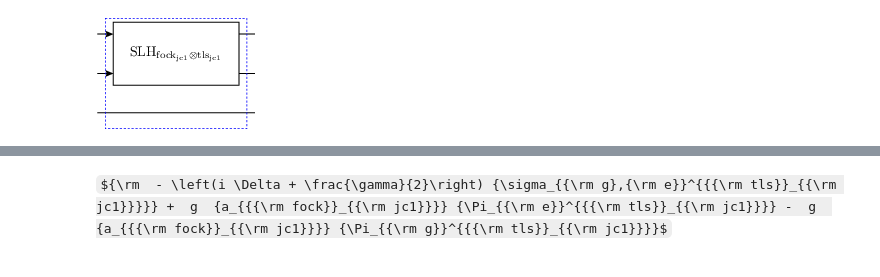
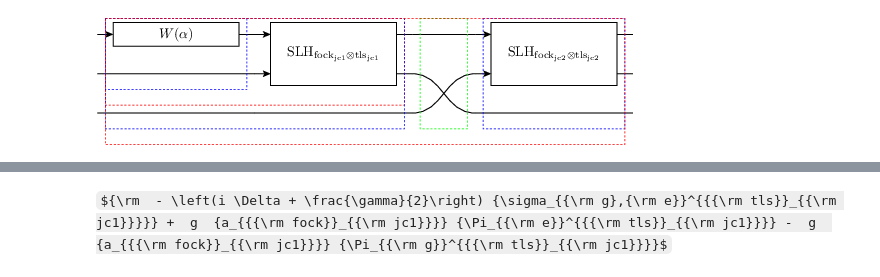
Before and after one commit to melmatt7/cqed_photon_statistics, a Jupyter notebook: slh.ipynb, the cells around one changed output, grey strips where cells are left out. Drawn from its saved outputs; the diff is of its cells as text; code cells hidden in the pictures; some formulas as TeX source.

```diff
--- a/slh.ipynb
+++ b/slh.ipynb
@@ -46,10 +46,10 @@ JC2 = SLH_JaynesCummings(Delta, Theta, g, kappa, gamma, namespace = 'jc2')  # se
 W_alpha = Displace_cc('W_alpha', alpha = alpha)                             # coherent displacement
 # %%
 # circuit expression
-SYS = (JC1 + cid(1))
+SYS = (JC2 + cid(1)) << P_sigma(0, 2, 1) << (JC1 + cid(1)) << (W_alpha + cid(2))
 SYS.show()
 # %% [output]
-[figure, old version]
+[figure, new version]
 # %%
 SYSSLH = SYS.toSLH().expand()
 SYSSLH
```
Also changed, not shown: parts of 18 cells of this notebook, 7 other files.
